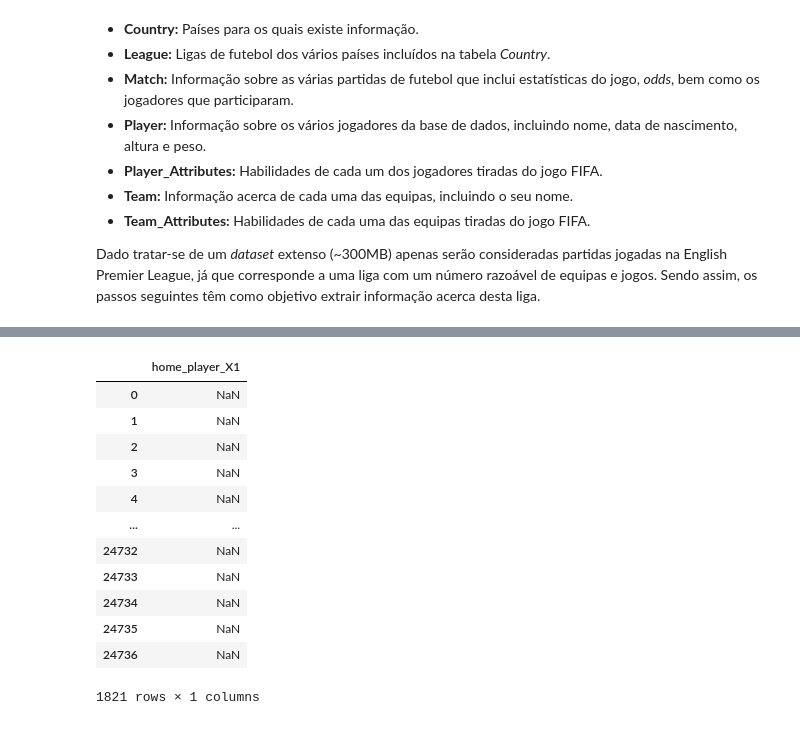
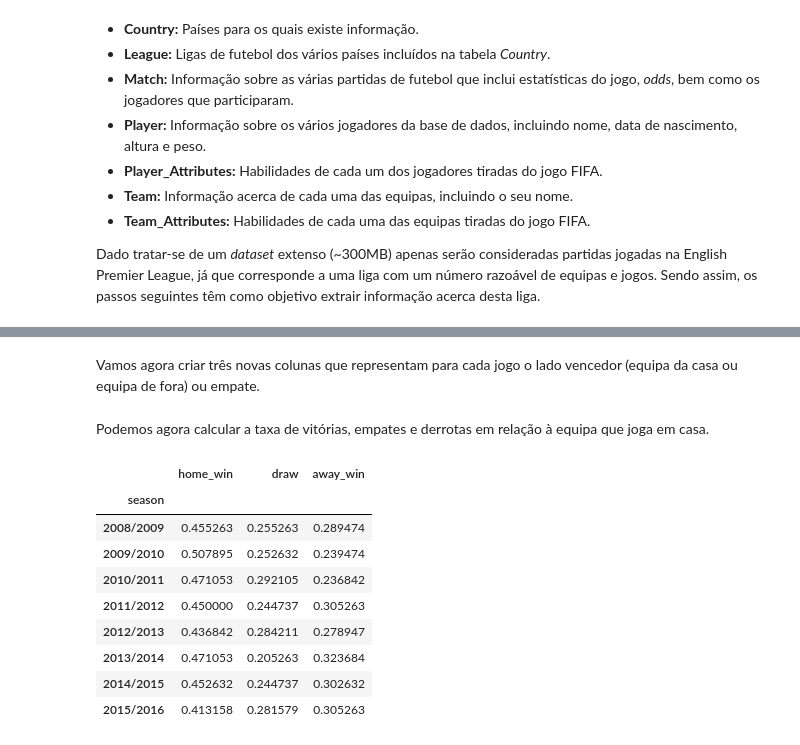
Before and after one commit to andremmori/IART-Project2, a Jupyter notebook: SoccerRegression.ipynb, the cells around one changed output, grey strips where cells are left out. Saved outputs shown, nothing was run; the diff lists cells and outputs as text; code cells hidden in the pictures.

```diff
--- a/SoccerRegression.ipynb
+++ b/SoccerRegression.ipynb
@@ -66,17 +54,2 @@ matches.head()
-# %%
-matches = pd.read_sql_query('select home_player_X1 from Match', conn)
-matches.loc[matches["home_player_X1"].isnull()]
-# %% [output]
-|  | home_player_X1 |
-| 0 | NaN |
-| 1 | NaN |
-| 2 | NaN |
-| 3 | NaN |
-| 4 | NaN |
-| ... | ... |
-| 24732 | NaN |
-| 24733 | NaN |
-| 24734 | NaN |
-| 24735 | NaN |
-| 24736 | NaN |
-1821 rows × 1 columns
+# %% [markdown]
+Vamos agora criar três novas colunas que representam para cada jogo o lado vencedor (equipa da casa ou equipa de fora) ou empate.
@@ -82,0 +60,18 @@ matches.loc[matches["home_player_X1"].isnull()]
+# %% [markdown]
+Podemos agora calcular a taxa de vitórias, empates e derrotas em relação à equipa que joga em casa.
+# %%
+win_rates = matches.groupby('season') \
+                   .mean() \
+                   .loc[:, ['home_win', 'draw', 'away_win']]
+win_rates
+# %% [output]
+|  | home_win | draw | away_win |
+| season |  |  |  |
+| 2008/2009 | 0.455263 | 0.255263 | 0.289474 |
+| 2009/2010 | 0.507895 | 0.252632 | 0.239474 |
+| 2010/2011 | 0.471053 | 0.292105 | 0.236842 |
+| 2011/2012 | 0.450000 | 0.244737 | 0.305263 |
+| 2012/2013 | 0.436842 | 0.284211 | 0.278947 |
+| 2013/2014 | 0.471053 | 0.205263 | 0.323684 |
+| 2014/2015 | 0.452632 | 0.244737 | 0.302632 |
+| 2015/2016 | 0.413158 | 0.281579 | 0.305263 |
```
Also changed, not shown: parts of 6 cells of this notebook.
